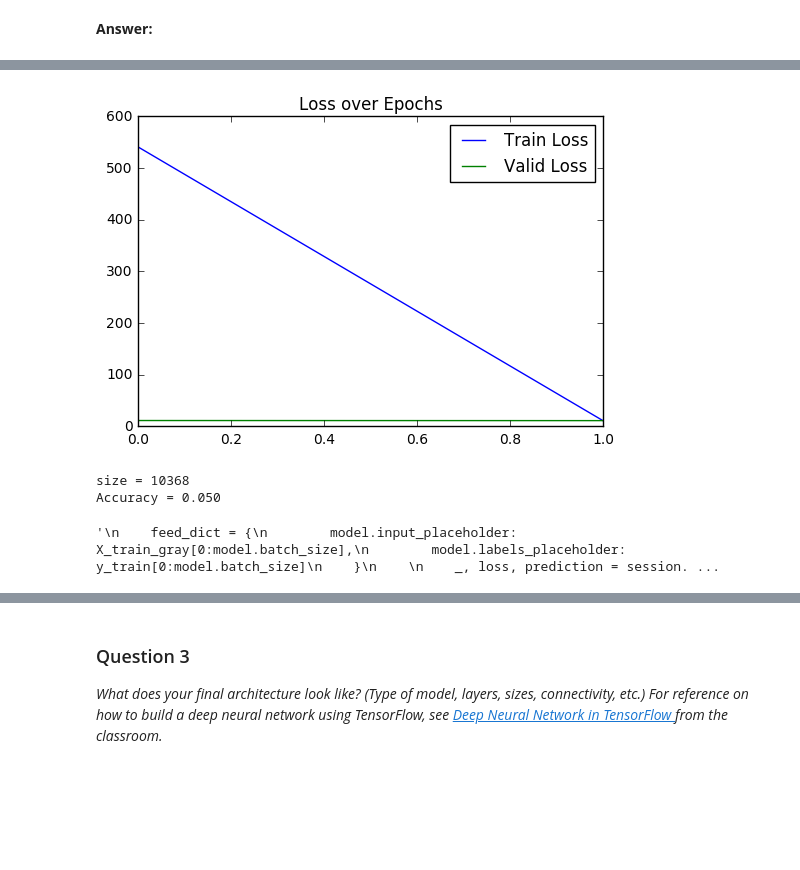
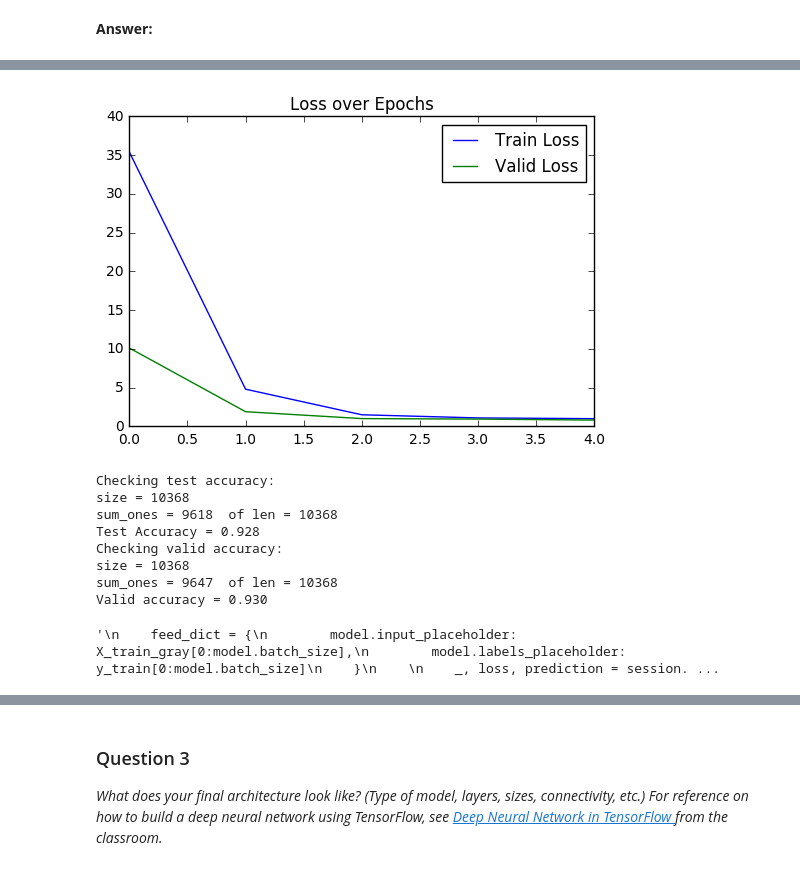
Before and after one commit to bexcite/traffic-signs, a Jupyter notebook: Traffic_Signs_Recognition.ipynb, the cells around one changed output, grey strips where cells are left out. Drawn from its saved outputs; the diff is of its cells as text; code cells hidden in the pictures; blank space fills up the shorter version.

```diff
--- a/Traffic_Signs_Recognition.ipynb
+++ b/Traffic_Signs_Recognition.ipynb
@@ -259,3 +259,14 @@ show_classes_distribution(y_test, 'Test')
+# %%
+# Normalize data
+def normalize(data):
+    pixel_depth = 255
+    return (data - pixel_depth / 2) / pixel_depth
+
+X_train_norm = normalize(X_train)
+X_valid_norm = normalize(X_valid)
+X_test_norm = normalize(X_test)
+
+# print("X_train[0] =", X_valid[0])
 # %% [markdown]
 ### Question 2
 
@@ -277,9 +288,9 @@ class SmallConfig(object):
     fc1_size = 512
     learning_rate = 0.1
     num_layers = 2
-    batch_size = 1 # 128
+    batch_size = 128 # 128
     hidden_size = 200
-    max_epoch = 2 # 250
+    max_epoch = 5 # 250
     keep_prob = 0.5
     lr = 0.01
     lr_decay = 0.99
@@ -348,14 +359,16 @@ class SignsModel(object):
         self.params = {}
 
 
+        conv1_depth = 32
+
         # Define variables
         self.params["conv1_weights"] = conv1_weights = tf.Variable(
-            tf.truncated_normal([5, 5, self.num_channels, 32],
+            tf.truncated_normal([5, 5, self.num_channels, conv1_depth],
                                 stddev=0.1,
                                 dtype=tf.float32))
-        self.params["conv1_biases"] = conv1_biases = tf.Variable(tf.zeros([32], dtype=tf.float32))
+        self.params["conv1_biases"] = conv1_biases = tf.Variable(tf.zeros([conv1_depth], dtype=tf.float32))
 
-        self.params["W1"] = W1 = tf.Variable(tf.truncated_normal([self.image_size // 2 * self.image_size // 2 * 32, self.num_classes]), name="W1")
+        self.params["W1"] = W1 = tf.Variable(tf.truncated_normal([self.image_size // 2 * self.image_size // 2 * conv1_depth, self.num_classes]), name="W1")
         self.params["b1"] = b1 = tf.Variable(tf.truncated_normal([self.num_classes]), "b1")
 
         # Define ops
@@ -365,6 +378,7 @@ class SignsModel(object):
                             conv1_weights,
                             strides=[1, 1, 1, 1],
                             padding='SAME')
+        self.conv = conv
         relu = tf.nn.relu(tf.nn.bias_add(conv, conv1_biases))
         pool = tf.nn.max_pool(relu,
                               ksize=[1, 2, 2, 1],
@@ -444,7 +458,9 @@ class SignsModel(object):
 
     def eval_accuracy(self, session, data, labels):
         predictions = self.eval_predictions(session, data)
-        accuracy = np.sum(np.argmax(predictions, axis=1) == labels) / len(predictions)
+        sum_ones = np.sum(np.argmax(predictions, axis=1) == labels)
+        print("sum_ones =", sum_ones, " of len =", len(predictions))
+        accuracy = sum_ones / len(predictions)
         return accuracy
 
     def run_epoch(self, session, data, labels, train_op = None, verbose = None):
@@ -455,7 +471,7 @@ class SignsModel(object):
             train_op = tf.no_op()
             keep_prob = 1.0
             print("keep_prob =", keep_prob)
-        num_steps = len(data) // config.batch_size
+        num_steps = len(data) // batch_size
         total_loss = []
 #         print("num_steps =", num_steps)
         for step in range(num_steps):
@@ -469,12 +485,19 @@ class SignsModel(object):
                 self.labels_placeholder: y,
                 self.dropout_placeholder: keep_prob
             }
-            _, loss, prediction = session.run([train_op, self.loss, self.prediction], feed_dict=feed_dict)
+            _, loss, prediction, logits, conv = session.run([train_op, self.loss, self.prediction, self.output_logits, self.conv], feed_dict=feed_dict)
+#             print("- conv =", conv)
+#             print("- loss =", loss)
+#             print("- logits =", logits)
+#             print("- prediction =", prediction)
+#             print("- prediction1 =", prediction[:, np.argmax(prediction, axis=1)])
+#             print("- prediction max =", np.argmax(prediction, axis=1))
+#             print("- y =", y)
             total_loss.append(loss)
 #             print("loss =", loss)
             if verbose is not None and (step + 1) % verbose == 0:
                 print("%d/%d loss = %f" % (step, num_steps, np.mean(total_loss)))
-            if step > 500: break
+#             if step > 50: break
 
         return np.mean(total_loss)
 
@@ -487,7 +510,7 @@ class SignsModel(object):
         epoch_valid_loss = 0
         for epoch in range(max_epoch):
 
-            epoch_train_loss = self.run_epoch(session, train_data, train_labels, train_op = self.train_op, verbose = 1)
+            epoch_train_loss = self.run_epoch(session, train_data, train_labels, train_op = self.train_op, verbose = 40)
             total_train_loss.append(epoch_train_loss)
 
             epoch_valid_loss = self.run_epoch(session, valid_data, valid_labels)
@@ -530,15 +553,26 @@ session.run(init)
 #     X_train_gray = data_to_grayscale(X_train)
 #     X_valid_gray = data_to_grayscale(X_valid)
 #     model.train_model(session, X_train_gray, y_train, X_valid_gray, y_valid)
+print("X_train.shape =", X_train_norm.shape)
+print("y_train.shape =", y_train.shape)
+print("X_valid.shape =", X_valid_norm.shape)
+print("y_valid.shape =", y_valid.shape)
+print("X_test.shape =", X_test_norm.shape)
+print("y_test.shape =", y_test.shape)
 
-model.train_model(session, X_train, y_train, X_valid, y_valid)
+model.train_model(session, X_train_norm, y_train, X_valid_norm, y_valid)
 
 #     X_test_gray = data_to_grayscale(X_test)
 #     accuracy = model.eval_accuracy(session, X_test_gray, y_test)
 
-accuracy = model.eval_accuracy(session, X_test, y_test)
+print("Checking test accuracy:")
+accuracy = model.eval_accuracy(session, X_test_norm, y_test)
+print("Test Accuracy = %.3f" % accuracy)
 
-print("Accuracy = %.3f" % accuracy)
+print("Checking valid accuracy:")
+accuracy = model.eval_accuracy(session, X_valid_norm, y_valid)
+print("Valid accuracy = %.3f" % accuracy)
+
 
 
 #     predictions = model.eval_predictions(session, X_test_gray)
@@ -581,5 +615,11 @@ LR = 0.01
-[figure, old version]
+[figure, new version]
+Checking test accuracy:
 size = 10368
-Accuracy = 0.050
+sum_ones = 9618  of len = 10368
+Test Accuracy = 0.928
+Checking valid accuracy:
+size = 10368
+sum_ones = 9647  of len = 10368
+Valid accuracy = 0.930
 '\n    feed_dict = {\n        model.input_placeholder: X_train_gray[0:model.batch_size],\n        model.labels_placeholder: y_train[0:model.batch_size]\n    }\n    \n    _, loss, prediction = session. ...
 # %%
```
Also changed, not shown: parts of 5 cells of this notebook.
